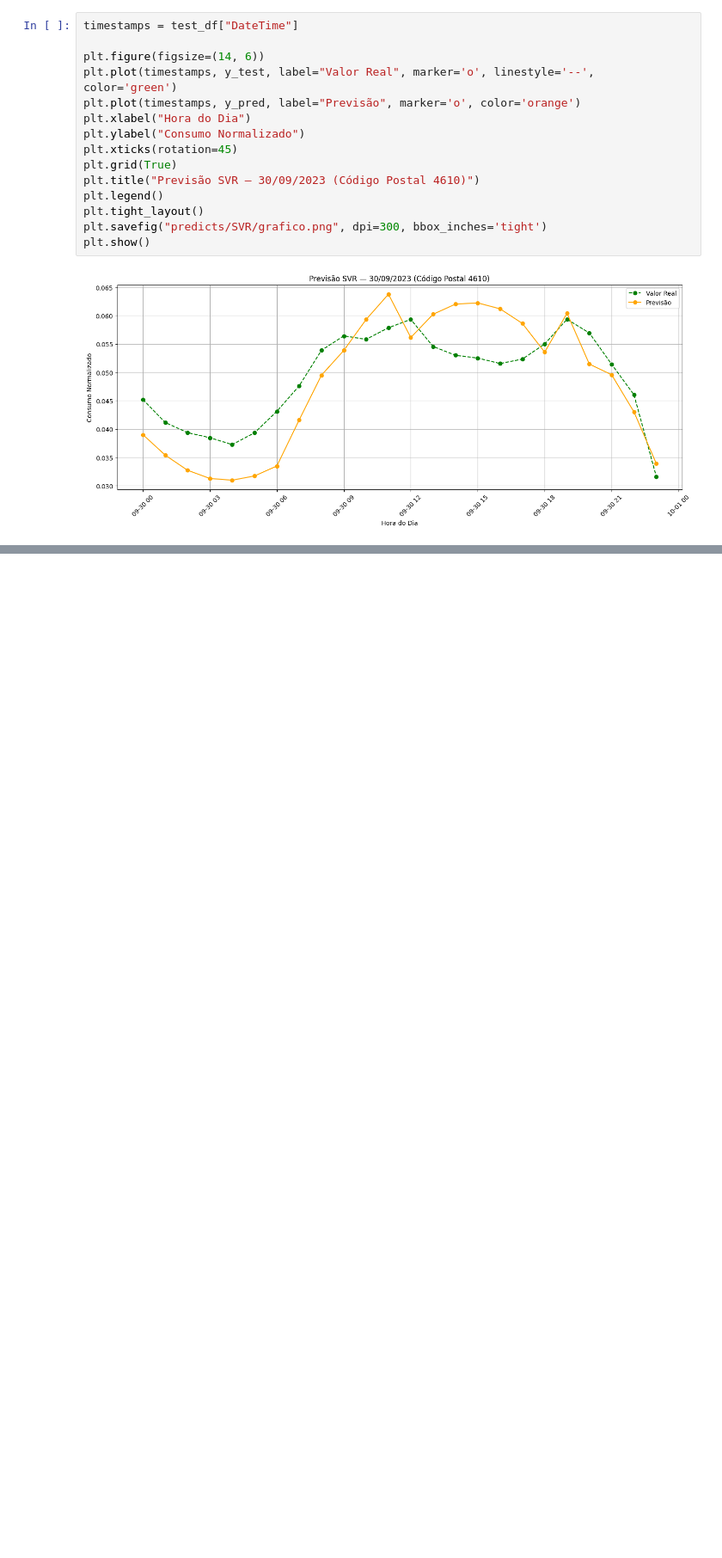
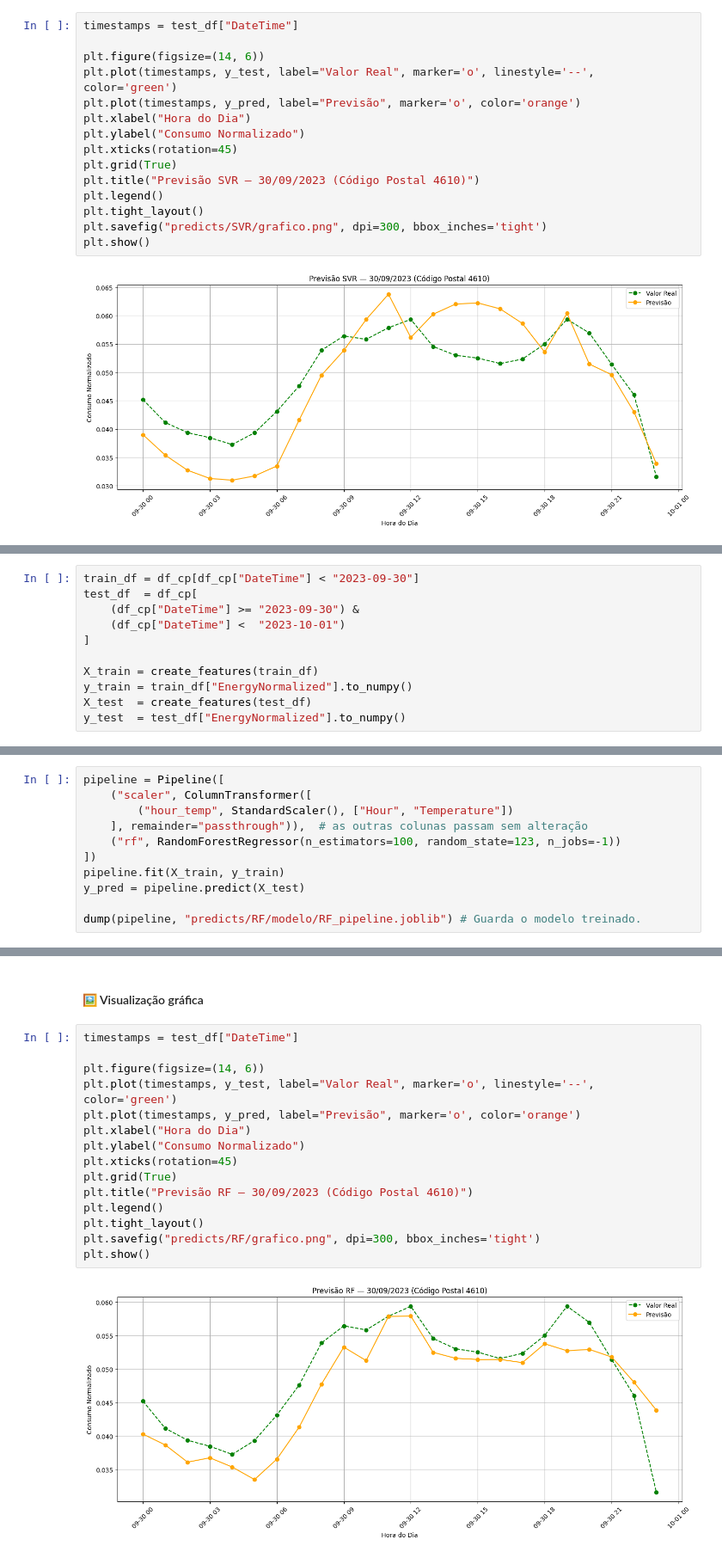
Before and after one commit to heyliceeee/previsao-do-consumo-energetico-com-ml, a Jupyter notebook: 5.modelos-ml-e-dl.ipynb, the cells around one changed output, grey strips where cells are left out. Shown at 86% size. Drawn from its saved outputs; the diff is of its cells as text; blank space fills up the shorter version.

```diff
--- a/5.modelos-ml-e-dl.ipynb
+++ b/5.modelos-ml-e-dl.ipynb
@@ -132,0 +163,11 @@ plt.show()
+# %%
+train_df = df_cp[df_cp["DateTime"] < "2023-09-30"]
+test_df  = df_cp[
+    (df_cp["DateTime"] >= "2023-09-30") &
+    (df_cp["DateTime"] <  "2023-10-01")
+]
+
+X_train = create_features(train_df)
+y_train = train_df["EnergyNormalized"].to_numpy()
+X_test  = create_features(test_df)
+y_test  = test_df["EnergyNormalized"].to_numpy()
@@ -132,0 +196,11 @@ plt.show()
+# %%
+pipeline = Pipeline([
+    ("scaler", ColumnTransformer([
+        ("hour_temp", StandardScaler(), ["Hour", "Temperature"])
+    ], remainder="passthrough")),  # as outras colunas passam sem alteração
+    ("rf", RandomForestRegressor(n_estimators=100, random_state=123, n_jobs=-1))
+])
+pipeline.fit(X_train, y_train)
+y_pred = pipeline.predict(X_test)
+
+dump(pipeline, "predicts/RF/modelo/RF_pipeline.joblib") # Guarda o modelo treinado.
@@ -132,0 +235,19 @@ plt.show()
+# %% [markdown]
+#### 🖼️ Visualização gráfica
+# %%
+timestamps = test_df["DateTime"]
+
+plt.figure(figsize=(14, 6))
+plt.plot(timestamps, y_test, label="Valor Real", marker='o', linestyle='--', color='green')
+plt.plot(timestamps, y_pred, label="Previsão", marker='o', color='orange')
+plt.xlabel("Hora do Dia")
+plt.ylabel("Consumo Normalizado")
+plt.xticks(rotation=45)
+plt.grid(True)
+plt.title("Previsão RF — 30/09/2023 (Código Postal 4610)")
+plt.legend()
+plt.tight_layout()
+plt.savefig("predicts/RF/grafico.png", dpi=300, bbox_inches='tight')
+plt.show()
+# %% [output]
+[figure, added]
```
Also changed, not shown: parts of 12 cells of this notebook, 3 other files.
